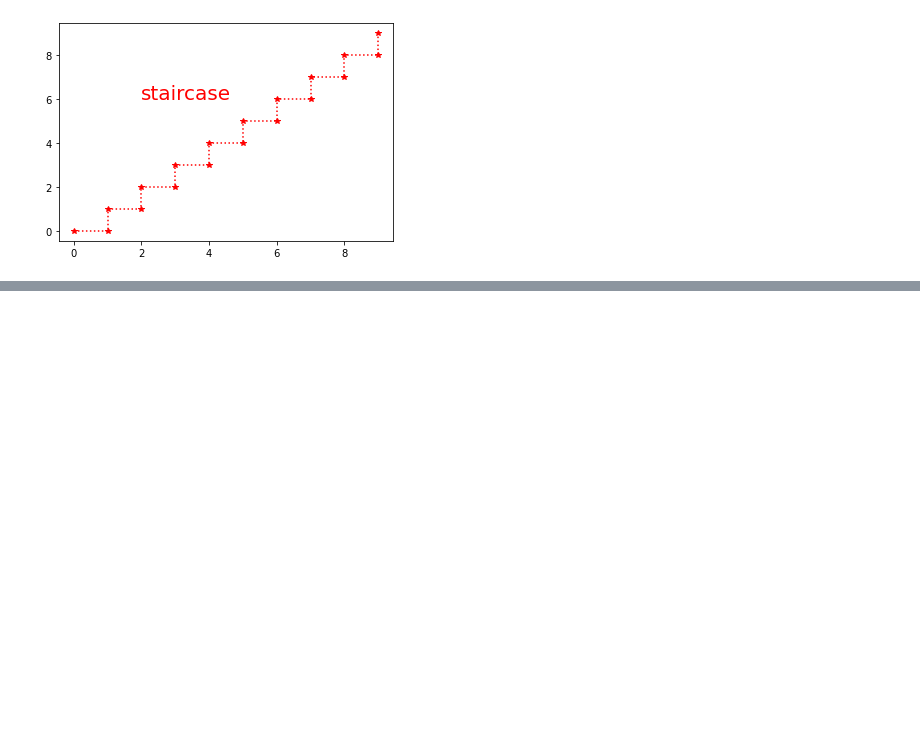
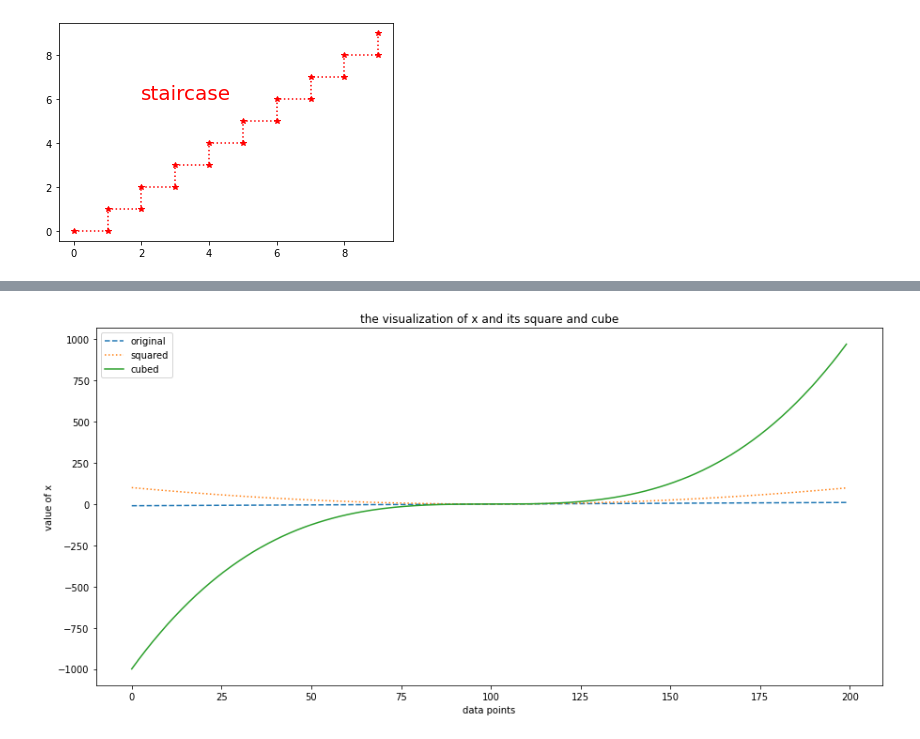
Before and after one commit to shambhavi082001/data-science, a Jupyter notebook: classes/visualization_basics.ipynb, the cells around one changed output, grey strips where cells are left out. Saved outputs shown, nothing was run; the diff lists cells and outputs as text; code cells hidden in the pictures; blank space fills up the shorter version.

```diff
--- a/classes/visualization_basics.ipynb
+++ b/classes/visualization_basics.ipynb
@@ -25,0 +38,14 @@ plt.plot?
+# %%
+x3 = x ** 3
+# %%
+plt.figure(figsize=(15,7))
+plt.plot(x,label='original',linestyle='--')
+plt.plot(x2,label='squared',linestyle=':')
+plt.plot(x3,label='cubed')
+plt.legend() #activate the legend
+plt.xlabel("data points") #add a lavel to the x axis
+plt.ylabel("value of x")  #add a lavel to the y axis
+plt.title("the visualization of x and its square and cube") # add a title to the figure
+plt.show() #show the figure
+# %% [output]
+[figure, added]
```
Also changed, not shown: parts of 18 cells of this notebook, 1 other file.
